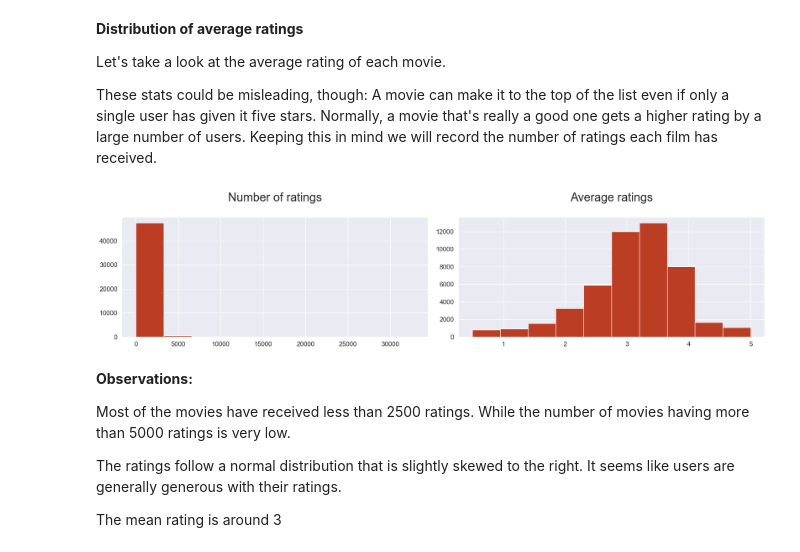
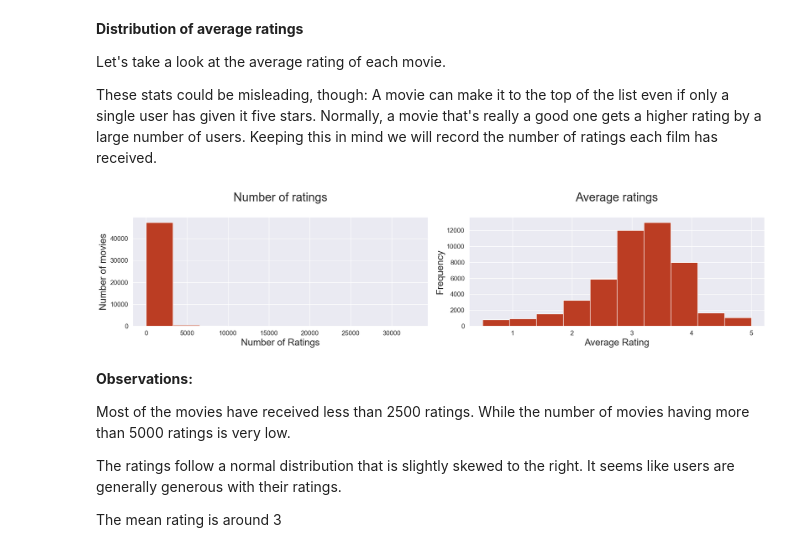
Before and after one commit to PercyMakakaba/-Unsupervised-Learning-Sprint-2307FTDS-Team-JM3, a Jupyter notebook: ea-movie-recommendation-predict-2023-2024/movie_recom_notebook.ipynb, the cells around one changed output. Cells and saved outputs as stored; diff of their text form; code cells hidden in the pictures.

Commit message:
Update movie_recom_notebook.ipynb
models

```diff
--- a/ea-movie-recommendation-predict-2023-2024/movie_recom_notebook.ipynb
+++ b/ea-movie-recommendation-predict-2023-2024/movie_recom_notebook.ipynb
@@ -669,23 +639,27 @@ These stats could be misleading, though: A movie can make it to the top of the l
 # %%
 # Determine the average rating and number of ratings for each movie
 ratings_mean_count = pd.DataFrame(ratings.groupby(['title'])[['rating']].mean())
 ratings_mean_count['rating_counts'] = pd.DataFrame(ratings.groupby(['title'])['rating'].count())
 ratings_mean_count['popularity'] = pd.DataFrame(ratings.groupby(['title'])['rating'].count()*ratings.groupby(['title'])['rating'].mean())
 
 # Create a plot of the number of ratings
 f, axarr = plt.subplots(1,2, figsize=(20,5))
 axarr[0].hist(ratings_mean_count['rating_counts'], bins=10, color='#bb3d23')
 axarr[0].set_title('Number of ratings\n', fontsize=25)
+axarr[0].set_xlabel('Number of Ratings', fontsize=20)
+axarr[0].set_ylabel('Number of movies', fontsize=20,)
 
 # Create a plot showing the average ratings distribution
 axarr[1].hist(ratings_mean_count['rating'], bins=10, color='#bb3d23')
 axarr[1].set_title('Average ratings\n', fontsize=25)
+axarr[1].set_xlabel('Average Rating',fontsize=20)
+axarr[1].set_ylabel('Frequency', fontsize=20)
 
 # Display both plots
 plt.tight_layout()
 plt.show()
 # %% [output]
-[figure, old version]
+[figure, new version]
 # %% [markdown]
 **Observations:**
 
```
Also changed, not shown: parts of 66 cells of this notebook.
